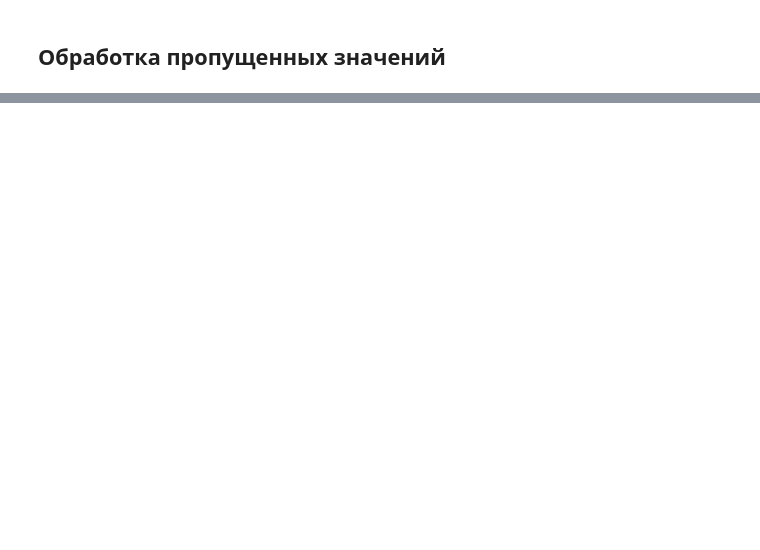
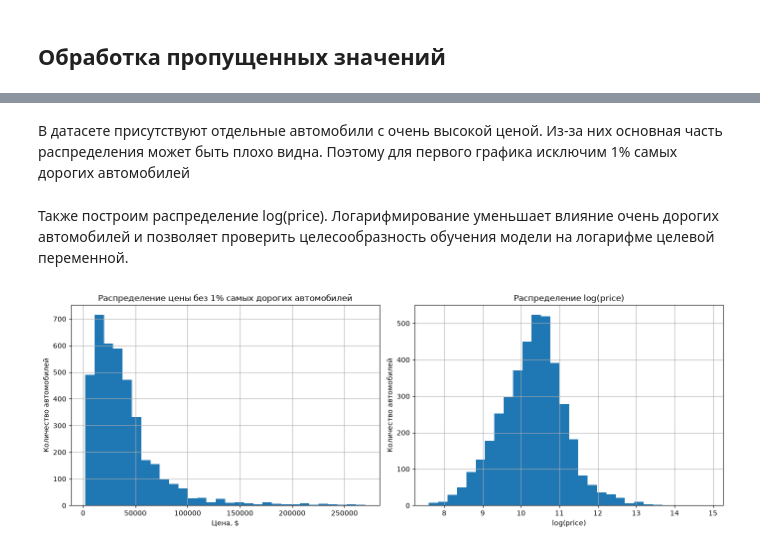
Before and after one commit to TMLechik/applied-ml-projects, a Jupyter notebook: Research.ipynb, the cells around one changed output, grey strips where cells are left out. Cells and saved outputs as stored; diff of their text form; code cells hidden in the pictures; blank space fills up the shorter version.

```diff
--- a/Research.ipynb
+++ b/Research.ipynb
@@ -124,0 +319,5 @@ data_info.head(12)
+# %%
+df_features['fuel_type'] = (
+    df_features['fuel_type']
+    .fillna(fuel_from_engine)
+)
@@ -126,0 +520,14 @@ data_info.head(12)
+# %%
+categorical_columns = [
+    'fuel_type',
+    'engine_config',
+    'transmission_type',
+    'accident',
+    'clean_title'
+]
+
+for column in categorical_columns:
+    df_features[column] = (
+        df_features[column]
+        .fillna('Unknown')
+    )
@@ -126,0 +602,50 @@ data_info.head(12)
+# %% [markdown]
+В датасете присутствуют отдельные автомобили с очень высокой ценой. Из-за них основная часть распределения может быть плохо видна. Поэтому для первого графика исключим 1% самых дорогих автомобилей
+# %% [markdown]
+Также построим распределение log(price). Логарифмирование уменьшает влияние очень дорогих автомобилей и позволяет проверить целесообразность обучения модели на логарифме целевой переменной.
+# %%
+price_99 = (
+    df_features['price']
+    .quantile(0.99)
+)
+
+price_without_extreme = df_features[
+    df_features['price'] <= price_99
+]['price']
+
+fig, axes = plt.subplots(
+    1,
+    2,
+    figsize=(14, 5)
+)
+
+axes[0].hist(
+    price_without_extreme,
+    bins=30
+)
+
+axes[0].set_title(
+    'Распределение цены без 1% самых дорогих автомобилей'
+)
+
+axes[0].set_xlabel('Цена, $')
+axes[0].set_ylabel('Количество автомобилей')
+axes[0].grid(True)
+
+axes[1].hist(
+    np.log1p(df_features['price']),
+    bins=30
+)
+
+axes[1].set_title(
+    'Распределение log(price)'
+)
+
+axes[1].set_xlabel('log(price)')
+axes[1].set_ylabel('Количество автомобилей')
+axes[1].grid(True)
+
+fig.tight_layout()
+plt.show()
+# %% [output]
+[figure, added]
```
Also changed, not shown: parts of 131 cells of this notebook.
